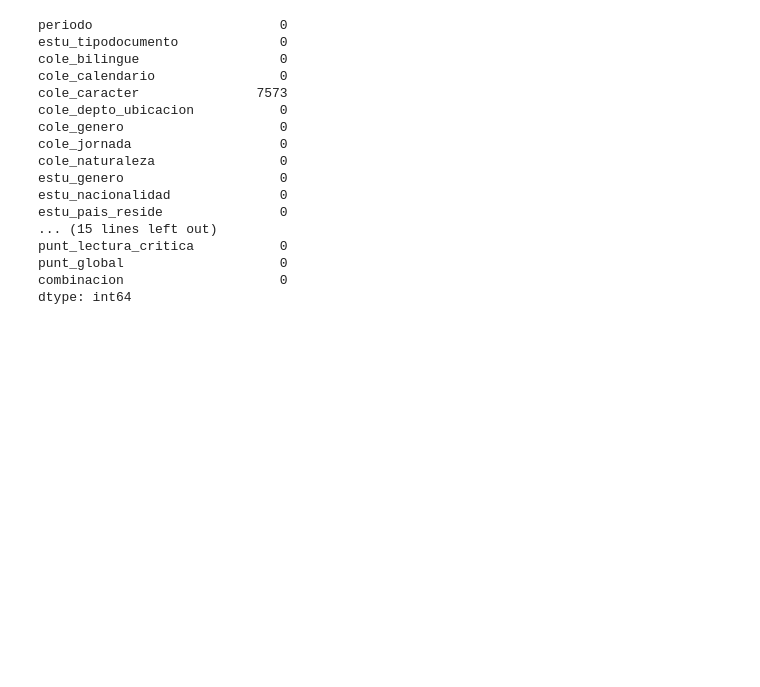
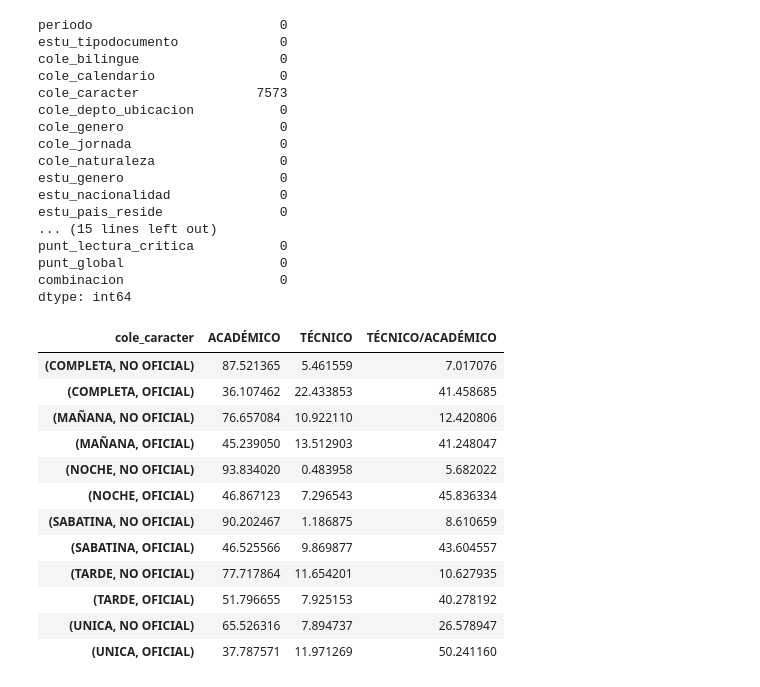
Before and after one commit to Mariapaulaestupinan/Proyecto-2-Analitica, a Jupyter notebook: limpieza_de_datos/Limpieza de datos.ipynb, the cells around one changed output. Drawn from its saved outputs; the diff is of its cells as text; code cells hidden in the pictures; blank space fills up the shorter version.

```diff
--- a/limpieza_de_datos/Limpieza de datos.ipynb
+++ b/limpieza_de_datos/Limpieza de datos.ipynb
@@ -1909,3 +1909,60 @@ punt_lectura_critica           0
 punt_global                    0
 combinacion                    0
 dtype: int64
+# %%
+def calcular_porcentajes_por_combinacion_jornada_naturaleza_caracter(df):
+    # Paso 1: Contar cuántas filas hay por cada combinación única de jornada, naturaleza y carácter del colegio
+    conteo = df.groupby(['cole_jornada', 'cole_naturaleza', 'cole_caracter']).size().reset_index(name='cuenta')
+
+    # Paso 2: Para cada combinación de jornada y naturaleza, sumar el total de registros (sin considerar 'caracter')
+    total_por_combinacion = conteo.groupby(['cole_jornada', 'cole_naturaleza'])['cuenta'].transform('sum')
+
+    # Paso 3: Calcular el porcentaje que representa cada carácter dentro de su combinación de jornada y naturaleza
+    conteo['porcentaje'] = (conteo['cuenta'] / total_por_combinacion) * 100
+
+    # Paso 4: Crear una tabla con formato de tabla dinámica (pivot)
+    # - Las filas estarán indexadas por la tupla (cole_jornada, cole_naturaleza)
+    # - Las columnas serán los diferentes valores de 'cole_caracter'
+    # - Las celdas mostrarán los porcentajes calculados
+    # - Si no hay valor para una combinación, se llenará con 0 (fill_value=0)
+    tabla_final = conteo.pivot_table(
+        index=['cole_jornada', 'cole_naturaleza'],
+        columns='cole_caracter',
+        values='porcentaje',
+        fill_value=0
+    )
+
+    # Paso 5 (opcional): Convertir los índices múltiples (MultiIndex) en una sola tupla por fila
+    # Esto puede facilitar la lectura o manipulación de la tabla resultante
+    tabla_final.index = [tuple(idx) for idx in tabla_final.index]
+
+    # Retornar la tabla final con los porcentajes por combinación
+    return tabla_final
+# %%
+# Aplicar la función 'calcular_porcentajes_por_combinacion_jornada_naturaleza_caracter' al DataFrame 'df'
+# Esta función genera una tabla de porcentajes que muestra cómo se distribuye el carácter del colegio
+# ('cole_caracter') dentro de cada combinación de jornada ('cole_jornada') y naturaleza jurídica
+# ('cole_naturaleza').
+
+combinacion_jornada_naturaleza_caracter = calcular_porcentajes_por_combinacion_jornada_naturaleza_caracter(df)
+combinacion_jornada_naturaleza_caracter
+# El resultado se guarda en la variable 'combinacion_jornada_naturaleza_caracter', que es un DataFrame
+# donde:
+# - Las filas representan combinaciones de jornada y naturaleza (índice como tupla).
+# - Las columnas representan los diferentes valores posibles de 'cole_caracter'.
+# - Los valores en las celdas son porcentajes (%) de cada tipo de carácter respecto al total
+#   de la combinación jornada-naturaleza correspondiente.
+# %% [output]
+| cole_caracter | ACADÉMICO | TÉCNICO | TÉCNICO/ACADÉMICO |
+| (COMPLETA, NO OFICIAL) | 87.521365 | 5.461559 | 7.017076 |
+| (COMPLETA, OFICIAL) | 36.107462 | 22.433853 | 41.458685 |
+| (MAÑANA, NO OFICIAL) | 76.657084 | 10.922110 | 12.420806 |
+| (MAÑANA, OFICIAL) | 45.239050 | 13.512903 | 41.248047 |
+| (NOCHE, NO OFICIAL) | 93.834020 | 0.483958 | 5.682022 |
+| (NOCHE, OFICIAL) | 46.867123 | 7.296543 | 45.836334 |
+| (SABATINA, NO OFICIAL) | 90.202467 | 1.186875 | 8.610659 |
+| (SABATINA, OFICIAL) | 46.525566 | 9.869877 | 43.604557 |
+| (TARDE, NO OFICIAL) | 77.717864 | 11.654201 | 10.627935 |
+| (TARDE, OFICIAL) | 51.796655 | 7.925153 | 40.278192 |
+| (UNICA, NO OFICIAL) | 65.526316 | 7.894737 | 26.578947 |
+| (UNICA, OFICIAL) | 37.787571 | 11.971269 | 50.241160 |
```
Also changed, not shown: parts of 7 cells of this notebook.
